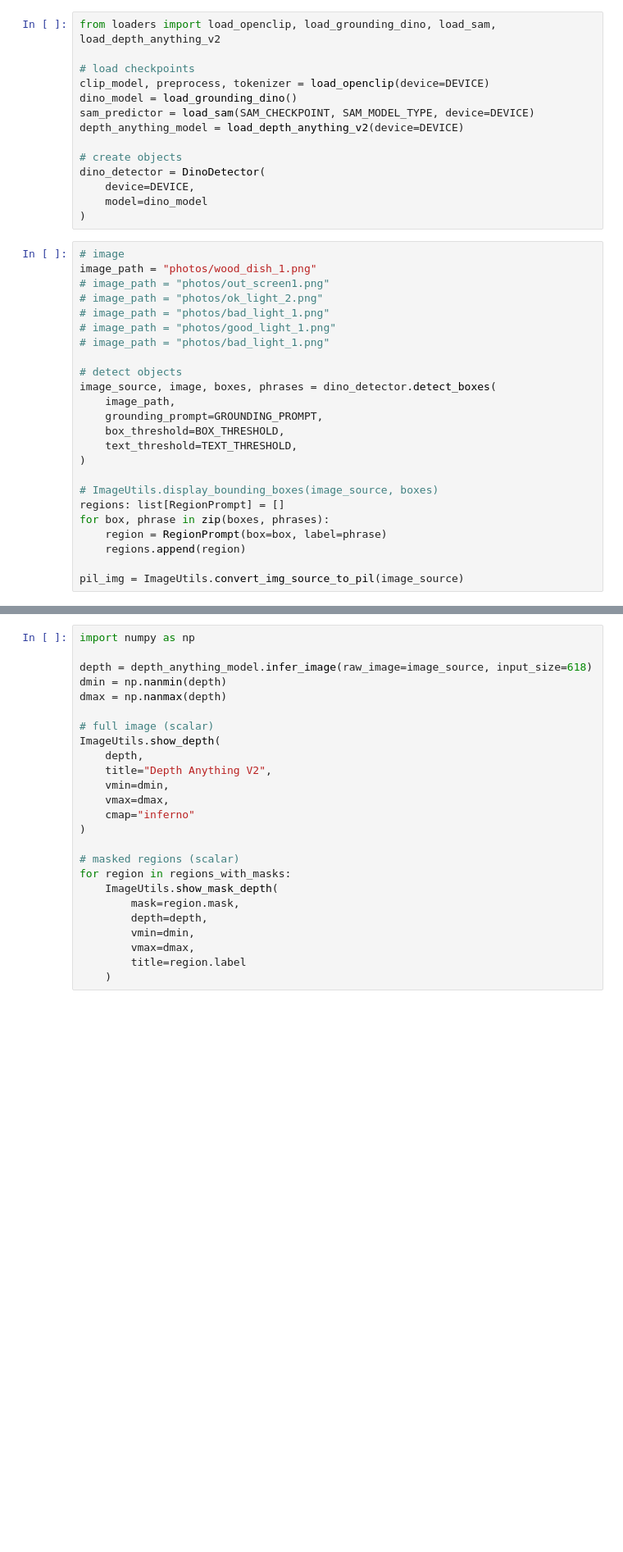
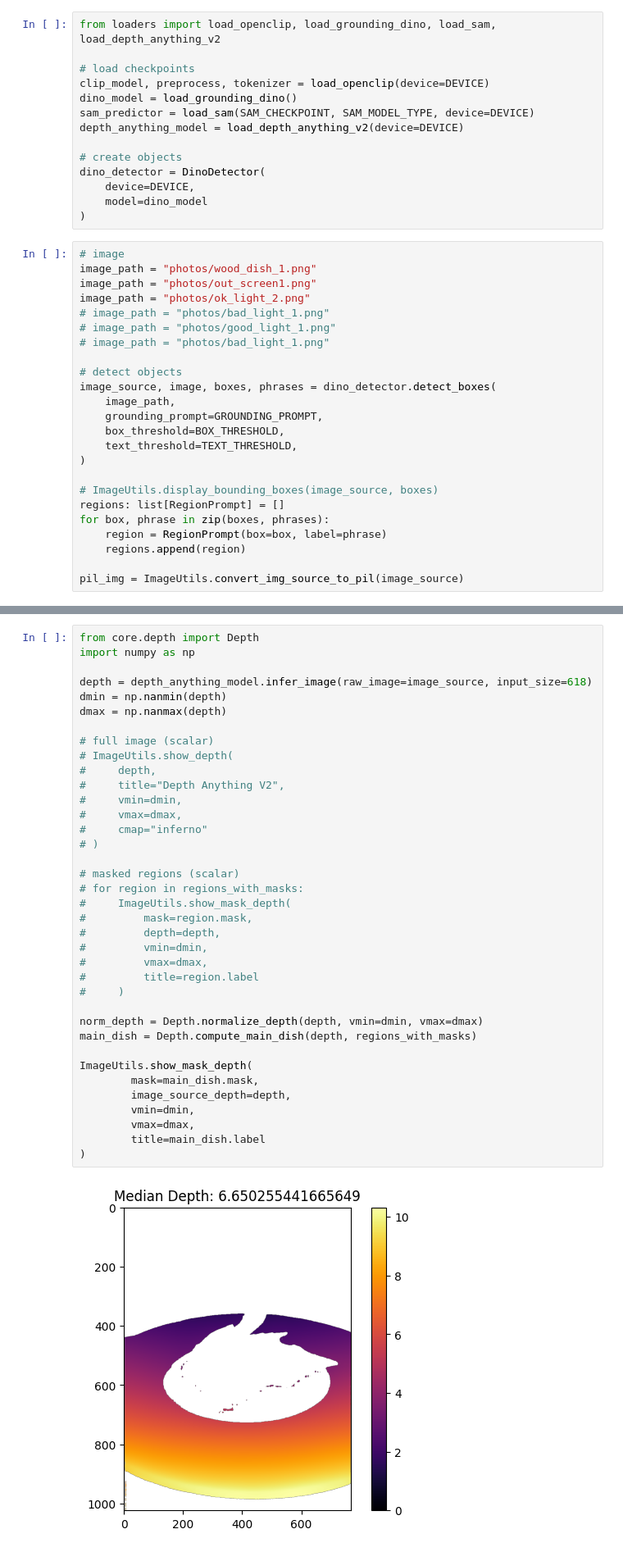
Before and after one commit to JimGalvan/FoodPhotoEnhancer, a Jupyter notebook: pipeline.ipynb, the cells around one changed output, grey strips where cells are left out. Shown at 82% size. Drawn from its saved outputs; the diff is of its cells as text; blank space fills up the shorter version.

Commit message:
main dish

```diff
--- a/pipeline.ipynb
+++ b/pipeline.ipynb
@@ -42,8 +42,8 @@ dino_detector = DinoDetector(
 # %%
 # image
 image_path = "photos/wood_dish_1.png"
-# image_path = "photos/out_screen1.png"
-# image_path = "photos/ok_light_2.png"
+image_path = "photos/out_screen1.png"
+image_path = "photos/ok_light_2.png"
 # image_path = "photos/bad_light_1.png"
 # image_path = "photos/good_light_1.png"
 # image_path = "photos/bad_light_1.png"
@@ -98,28 +73,42 @@ ImageUtils.display_regions_with_masks(regions_with_masks)
 # %%
+from core.depth import Depth
 import numpy as np
 
 depth = depth_anything_model.infer_image(raw_image=image_source, input_size=618)
 dmin = np.nanmin(depth)
 dmax = np.nanmax(depth)
 
 # full image (scalar)
-ImageUtils.show_depth(
-    depth,
-    title="Depth Anything V2",
-    vmin=dmin,
-    vmax=dmax,
-    cmap="inferno"
-)
+# ImageUtils.show_depth(
+#     depth,
+#     title="Depth Anything V2",
+#     vmin=dmin,
+#     vmax=dmax,
+#     cmap="inferno"
+# )
 
 # masked regions (scalar)
-for region in regions_with_masks:
-    ImageUtils.show_mask_depth(
-        mask=region.mask,
-        depth=depth,
+# for region in regions_with_masks:
+#     ImageUtils.show_mask_depth(
+#         mask=region.mask,
+#         depth=depth,
+#         vmin=dmin,
+#         vmax=dmax,
+#         title=region.label
+#     )
+
+norm_depth = Depth.normalize_depth(depth, vmin=dmin, vmax=dmax)
+main_dish = Depth.compute_main_dish(depth, regions_with_masks)
+
+ImageUtils.show_mask_depth(
+        mask=main_dish.mask,
+        image_source_depth=depth,
         vmin=dmin,
         vmax=dmax,
-        title=region.label
-    )
+        title=main_dish.label
+)
+# %% [output]
+[figure, added]
 # %%
 foods, plates = [], []
 for item, mask in zip(kept, masks):
```
Also changed, not shown: parts of 2 cells of this notebook, 3 other files.
